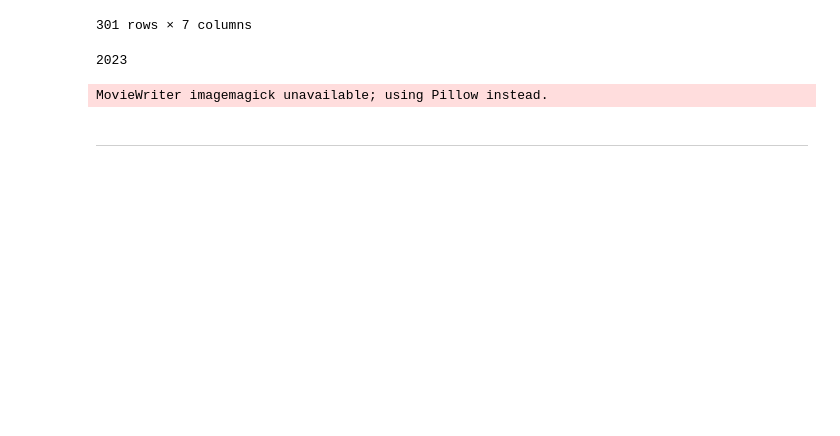
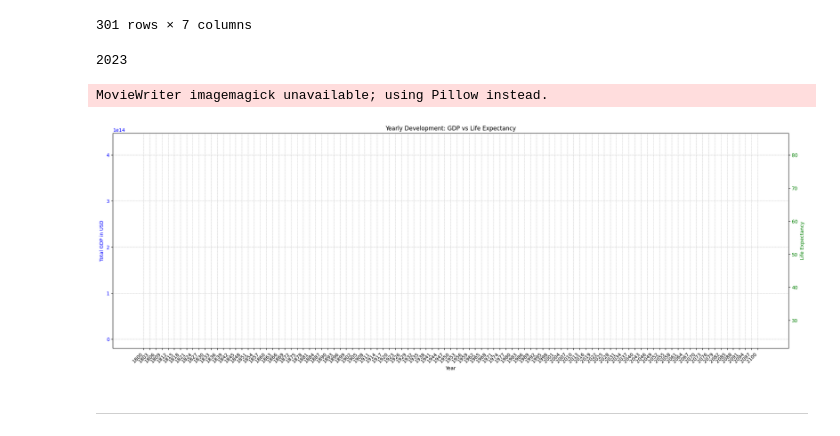
Before and after one commit to nikhilsingh13/PythonHacks, a Jupyter notebook: blog-work/python_animations/experiments.ipynb, the cells around one changed output. Cells and saved outputs as stored; diff of their text form; code cells hidden in the pictures; blank space fills up the shorter version.

```diff
--- a/blog-work/python_animations/experiments.ipynb
+++ b/blog-work/python_animations/experiments.ipynb
@@ -151,7 +153,7 @@ current_year
 # %% [output]
 2023
 # %%
-fig, ax1 = plt.subplots(figsize=(20, 8))
+fig, ax1 = plt.subplots(figsize=(25, 8))
 camera = Camera(fig)
 
 ax2 = ax1.twinx()
@@ -159,38 +161,48 @@ ax1.grid(True, which='both', linestyle='--', linewidth=0.5)
 
 gdp_x, gdp_y, le_x, le_y = [], [], [], []
 
-for year in years:
+# Add a vertical line for the current year on every frame
+ax1.axvline(x=current_year, color='red', linestyle='-', linewidth=2, label='Projection Start')
+
+# To show one out of every three years
+years_to_display = years[::3]
+
+for year in tqdm(years):
     subset = data_for_world_by_year_df[data_for_world_by_year_df['year'] == year]
     gdp_x.append(year)
     gdp_y.append(subset['gdp_total($)'].values[0])
     le_x.append(year)
     le_y.append(subset['life_expectancy'].values[0])
 
-    ax1.plot(gdp_x, gdp_y, color='blue', label='GDP (USD)' if year == years[0] else "", marker='o', linestyle='-' if year <= current_year else '--')
-    ax2.plot(le_x, le_y, color='green', label='Life Expectancy (years)' if year == years[0] else "", marker='o', linestyle='-' if year <= current_year else '--')
+    ax1.plot(gdp_x, gdp_y, color='blue', label='GDP (USD)' if year == years[0] else "", linestyle='-' if year <= current_year else '--', marker='o')
+    ax2.plot(le_x, le_y, color='green', label='Life Expectancy (years)' if year == years[0] else "", linestyle='-' if year <= current_year else '--', marker='o')
 
-    # Vertical line to indicate the current year
-    if year == current_year:
-        plt.axvline(x=year, color='red', linestyle='-', linewidth=2, label='Projection Start')
+    ax1.axvline(x=current_year, color='red', linestyle='-', linewidth=2)
+
+    # Set x-ticks to the years to display and rotate them to fit nicely
+    if year in years_to_display:
+        ax1.set_xticks(years_to_display)
+        ax1.set_xticklabels(years_to_display, rotation=45, ha="right")
 
     ax1.set_xlabel('Year')
     ax1.set_ylabel('Total GDP in USD', color='blue')
     ax2.set_ylabel('Life Expectancy', color='green')
 
     # Formatting for each frame
     ax1.tick_params(axis='y', labelcolor='blue')
     ax2.tick_params(axis='y', labelcolor='green')
     plt.title('Yearly Development: GDP vs Life Expectancy')
 
     if year == years[0]:
         ax1.legend(loc='upper left')
         ax2.legend(loc='upper right')
 
     camera.snap()
 
 animation = camera.animate()
 animation.save('gm_le_gdp_improved_faster_with_line.gif', writer='imagemagick', fps=12)
 # %% [output]
 MovieWriter imagemagick unavailable; using Pillow instead.
+[figure, added]
 # %% [markdown]
 --------
```
Also changed, not shown: parts of 19 cells of this notebook.
